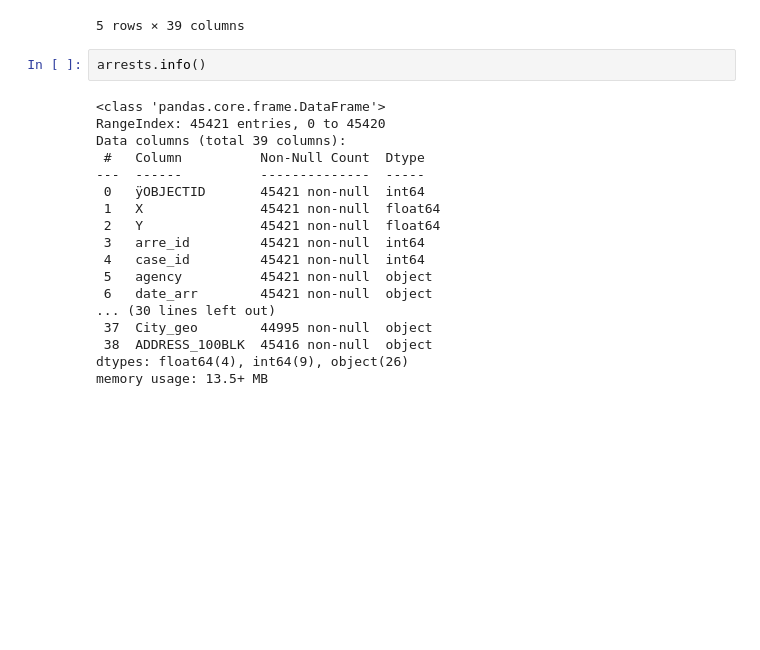
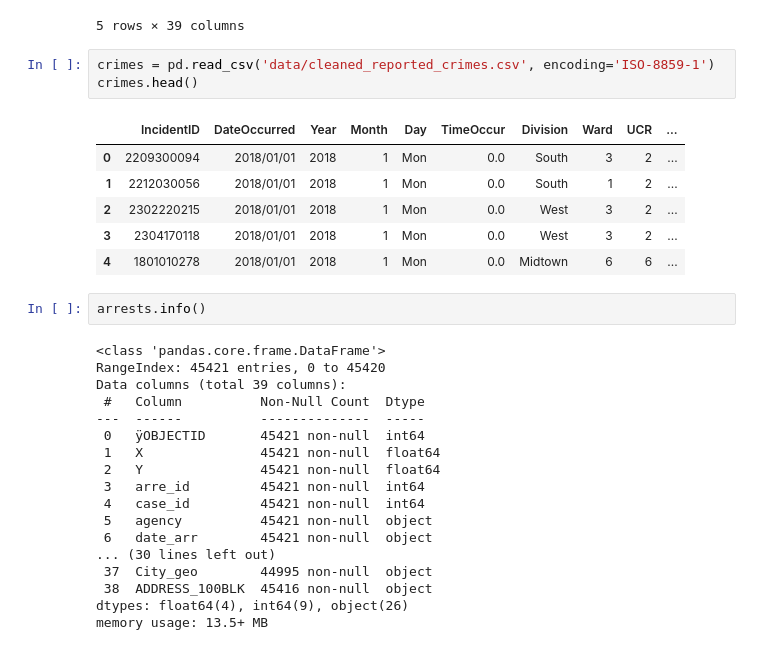
Before and after one commit to bkdevart/hackathon_safe_route, a Jupyter notebook: data_eda.ipynb, the cells around one changed output. Saved outputs shown, nothing was run; the diff lists cells and outputs as text; blank space fills up the shorter version.

```diff
--- a/data_eda.ipynb
+++ b/data_eda.ipynb
@@ -23,6 +23,16 @@ arrests.head()
 | 3 | 4 | 1.053154e+06 | 443419.380064 | 2021000110 | 2101020138 | TPD | 2021/01/02 00:00:00+00 | 1844 | 2021/01/02 18:44:00+00 | 01-Jan | ... |
 | 4 | 5 | 1.053154e+06 | 443419.380064 | 2021000110 | 2101020138 | TPD | 2021/01/02 00:00:00+00 | 1844 | 2021/01/02 18:44:00+00 | 01-Jan | ... |
 5 rows × 39 columns
+# %%
+crimes = pd.read_csv('data/cleaned_reported_crimes.csv', encoding='ISO-8859-1')
+crimes.head()
+# %% [output]
+|  | IncidentID | DateOccurred | Year | Month | Day | TimeOccur | Division | Ward | UCR | ... |
+| 0 | 2209300094 | 2018/01/01 | 2018 | 1 | Mon | 0.0 | South | 3 | 2 | ... |
+| 1 | 2212030056 | 2018/01/01 | 2018 | 1 | Mon | 0.0 | South | 1 | 2 | ... |
+| 2 | 2302220215 | 2018/01/01 | 2018 | 1 | Mon | 0.0 | West | 3 | 2 | ... |
+| 3 | 2304170118 | 2018/01/01 | 2018 | 1 | Mon | 0.0 | West | 3 | 2 | ... |
+| 4 | 1801010278 | 2018/01/01 | 2018 | 1 | Mon | 0.0 | Midtown | 6 | 6 | ... |
 # %%
 arrests.info()
 # %% [output]
```
Also changed, not shown: parts of 10 cells of this notebook, 1 other file.
